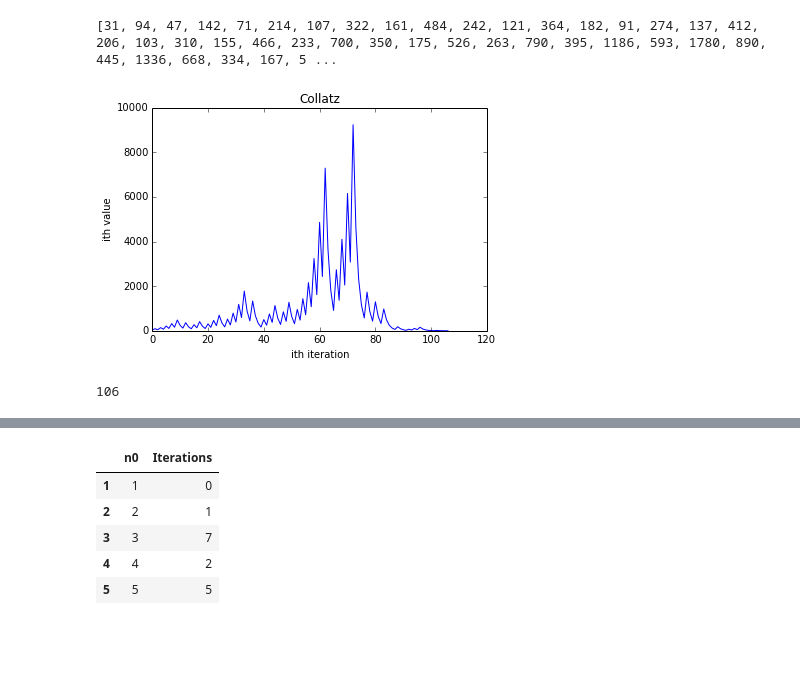
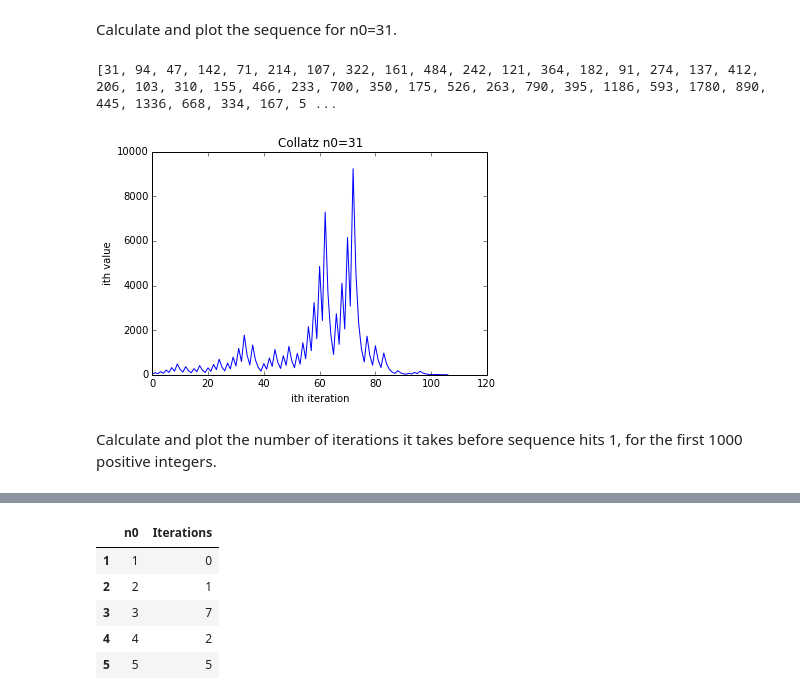
Before and after one commit to George231086/Miscellaneous, a Jupyter notebook: collatz.ipynb, the cells around one changed output, grey strips where cells are left out. Saved outputs shown, nothing was run; the diff lists cells and outputs as text; code cells hidden in the pictures; blank space fills up the shorter version.

```diff
--- a/collatz.ipynb
+++ b/collatz.ipynb
@@ -17,17 +19,19 @@ def collatz(n0):
             n0=3*n0+1
         l.append(int(n0))
     return l
+# %% [markdown]
+Calculate and plot the sequence for n0=31.
 # %%
 l=collatz(31)
 print l, "Sequence length: " +str(len(l))
 plt.plot(l)
-plt.title("Collatz")
+plt.title("Collatz n0=31")
 plt.xlabel("ith iteration")
 plt.ylabel("ith value")
 plt.show()
 # %% [output]
 [31, 94, 47, 142, 71, 214, 107, 322, 161, 484, 242, 121, 364, 182, 91, 274, 137, 412, 206, 103, 310, 155, 466, 233, 700, 350, 175, 526, 263, 790, 395, 1186, 593, 1780, 890, 445, 1336, 668, 334, 167, 5 ...
-[figure, old version]
+[figure, new version]
 # %%
 def collatzIterations(n0):
 
@@ -43,8 +47,6 @@ def collatzIterations(n0):
             n0=3*n0+1
         count+=1
     return count
-# %%
-collatzIterations(31)
-# %% [output]
-106
+# %% [markdown]
+Calculate and plot the number of iterations it takes before sequence hits 1, for the first 1000 positive integers.
 # %%
```
Also changed, not shown: parts of 20 cells of this notebook.
